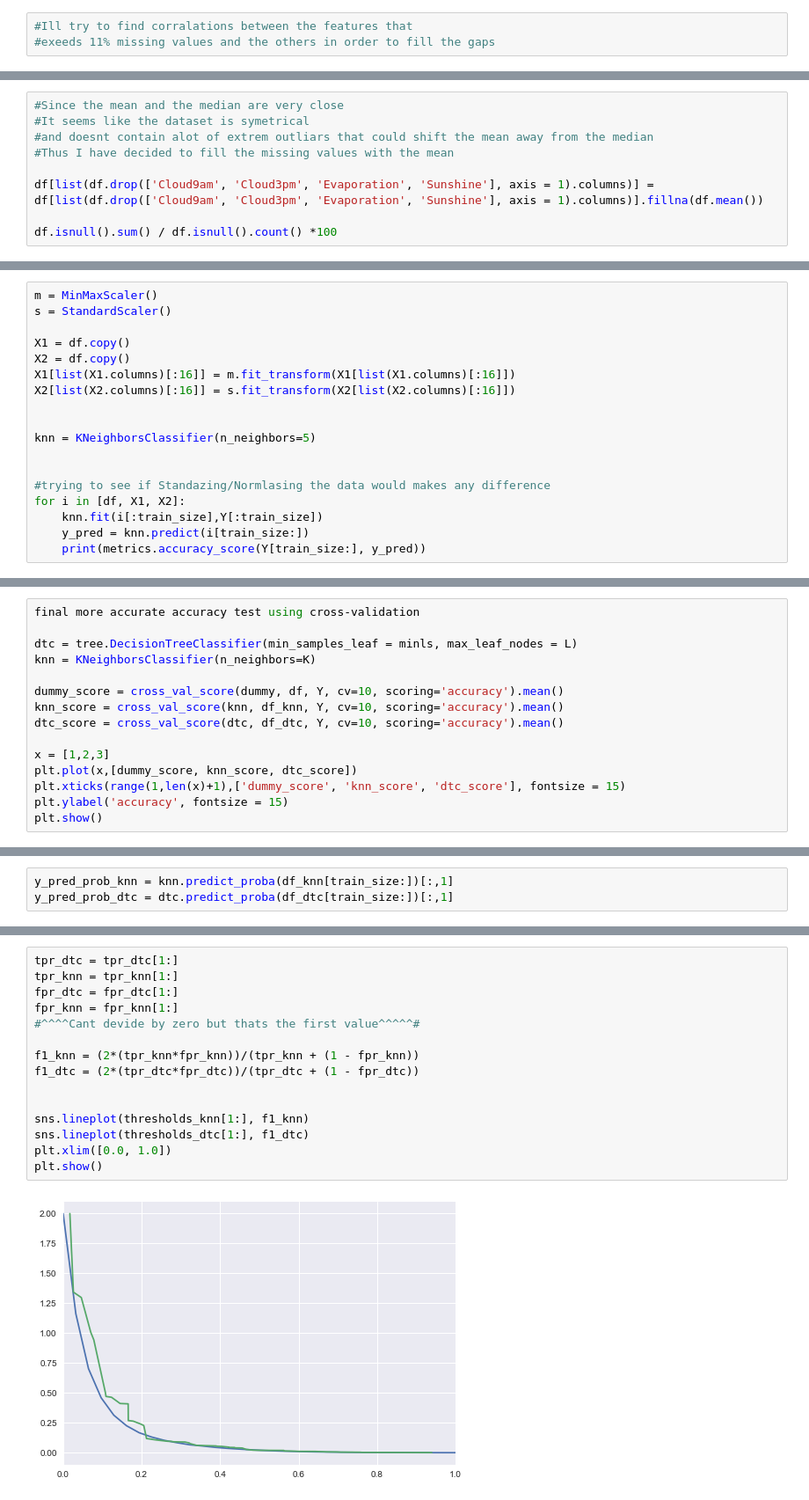
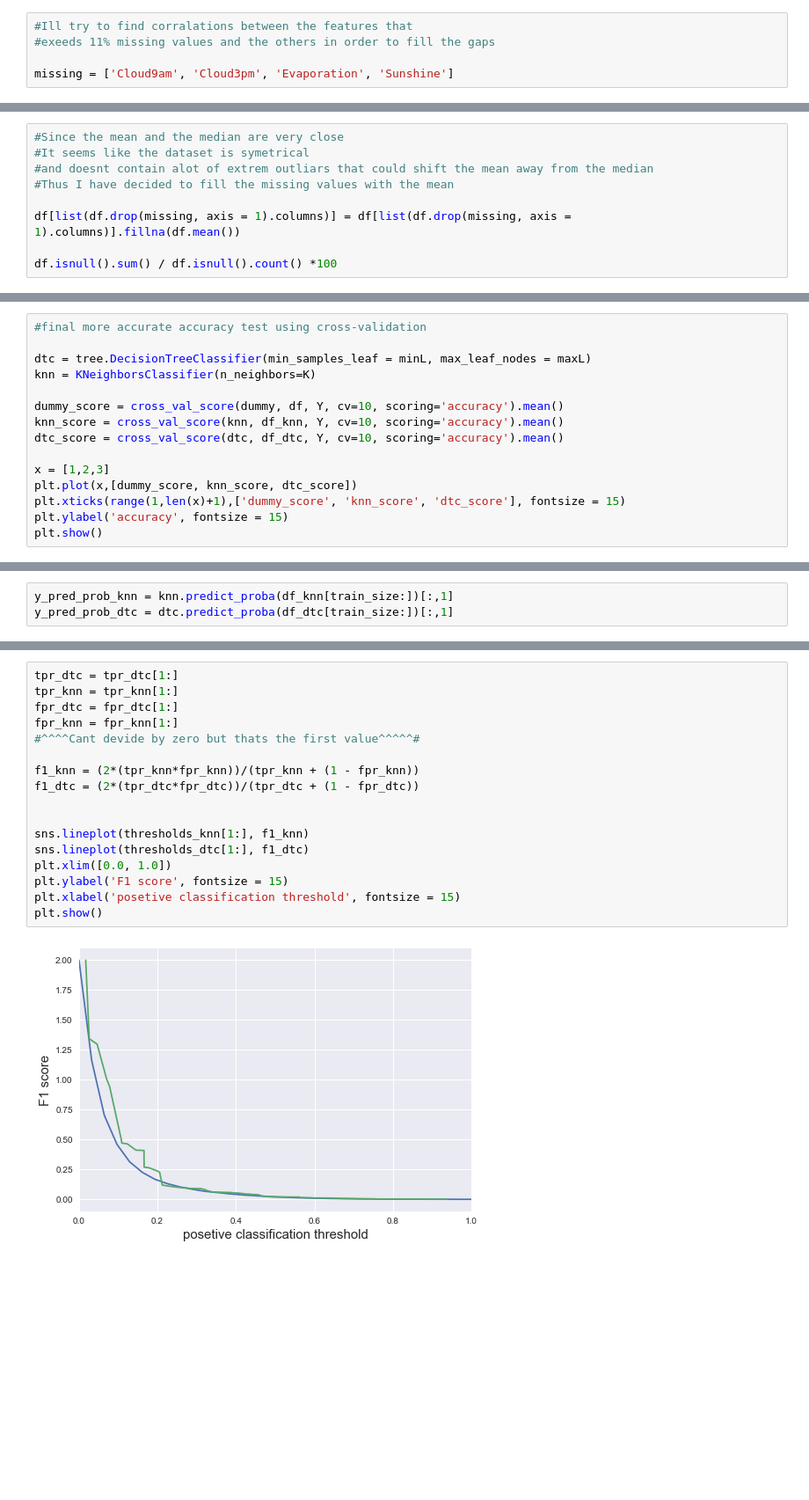
Before and after one commit to Israel0545488592/Intro2DS, a Jupyter notebook: intro2DS_final/classification.ipynb, the cells around one changed output, grey strips where cells are left out. Shown at 88% size. Drawn from its saved outputs; the diff is of its cells as text; blank space fills up the shorter version.

```diff
--- a/intro2DS_final/classification.ipynb
+++ b/intro2DS_final/classification.ipynb
@@ -115,6 +115,8 @@ dtype: float64
 # %%
 #Ill try to find corralations between the features that
 #exeeds 11% missing values and the others in order to fill the gaps
+
+missing = ['Cloud9am', 'Cloud3pm', 'Evaporation', 'Sunshine']
 # %%
 #but before I use one column to fill the missing values of the other
 #I should clean it as well
@@ -164,7 +166,7 @@ dtype: float64
 #and doesnt contain alot of extrem outliars that could shift the mean away from the median
 #Thus I have decided to fill the missing values with the mean
 
-df[list(df.drop(['Cloud9am', 'Cloud3pm', 'Evaporation', 'Sunshine'], axis = 1).columns)] = df[list(df.drop(['Cloud9am', 'Cloud3pm', 'Evaporation', 'Sunshine'], axis = 1).columns)].fillna(df.mean())
+df[list(df.drop(missing, axis = 1).columns)] = df[list(df.drop(missing, axis = 1).columns)].fillna(df.mean())
 
 df.isnull().sum() / df.isnull().count() *100
 # %% [output]
@@ -597,21 +599,3 @@ dummy.fit(df[:train_size],Y[:train_size])
 dummy.score(df[train_size:],Y[train_size:])
 # %% [output]
 0.8199822164740118
-# %%
-m = MinMaxScaler()
-s = StandardScaler()
-
-X1 = df.copy()
-X2 = df.copy()
-X1[list(X1.columns)[:16]] = m.fit_transform(X1[list(X1.columns)[:16]])
-X2[list(X2.columns)[:16]] = s.fit_transform(X2[list(X2.columns)[:16]])
-
-
-knn = KNeighborsClassifier(n_neighbors=5)
-
-
-#trying to see if Standazing/Normlasing the data would makes any difference
-for i in [df, X1, X2]:
-    knn.fit(i[:train_size],Y[:train_size])
-    y_pred = knn.predict(i[train_size:])
-    print(metrics.accuracy_score(Y[train_size:], y_pred))
@@ -937,7 +943,7 @@ print(metrics.accuracy_score(Y[train_size:], y_pred))
 # %%
-final more accurate accuracy test using cross-validation
+#final more accurate accuracy test using cross-validation
 
-dtc = tree.DecisionTreeClassifier(min_samples_leaf = minls, max_leaf_nodes = L)
+dtc = tree.DecisionTreeClassifier(min_samples_leaf = minL, max_leaf_nodes = maxL)
 knn = KNeighborsClassifier(n_neighbors=K)
 
 dummy_score = cross_val_score(dummy, df, Y, cv=10, scoring='accuracy').mean()
@@ -1032,17 +1038,19 @@ plt.show()
 # %%
 tpr_dtc = tpr_dtc[1:]
 tpr_knn = tpr_knn[1:]
 fpr_dtc = fpr_dtc[1:]
 fpr_knn = fpr_knn[1:]
 #^^^^Cant devide by zero but thats the first value^^^^^#
 
 f1_knn = (2*(tpr_knn*fpr_knn))/(tpr_knn + (1 - fpr_knn))
 f1_dtc = (2*(tpr_dtc*fpr_dtc))/(tpr_dtc + (1 - fpr_dtc))
 
 
 sns.lineplot(thresholds_knn[1:], f1_knn)
 sns.lineplot(thresholds_dtc[1:], f1_dtc)
 plt.xlim([0.0, 1.0])
+plt.ylabel('F1 score', fontsize = 15)
+plt.xlabel('posetive classification threshold', fontsize = 15)
 plt.show()
 # %% [output]
-[figure, old version]
+[figure, new version]
```
Also changed, not shown: parts of 16 cells of this notebook, 3 other files.
